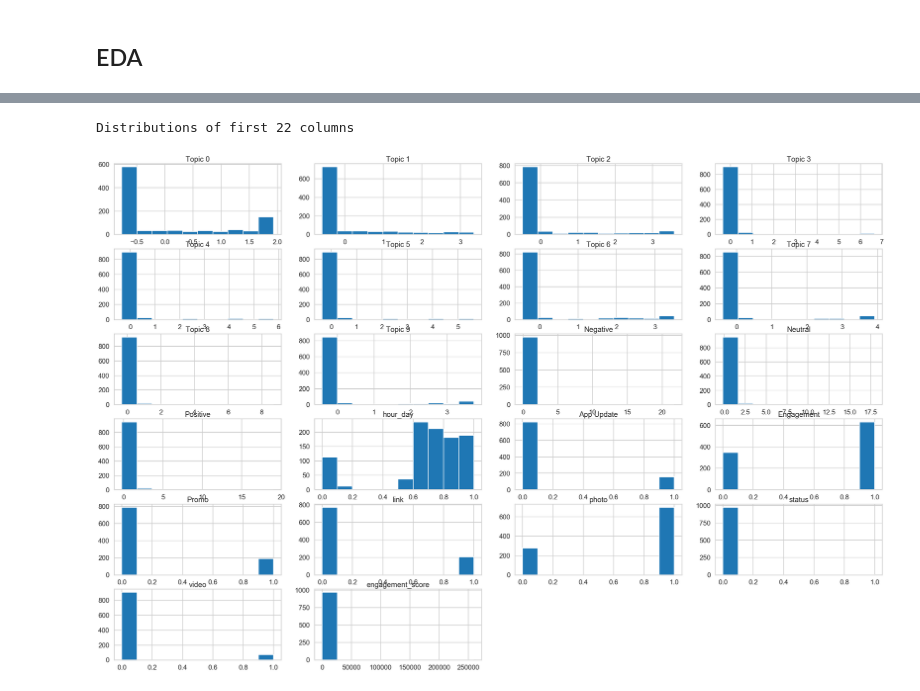
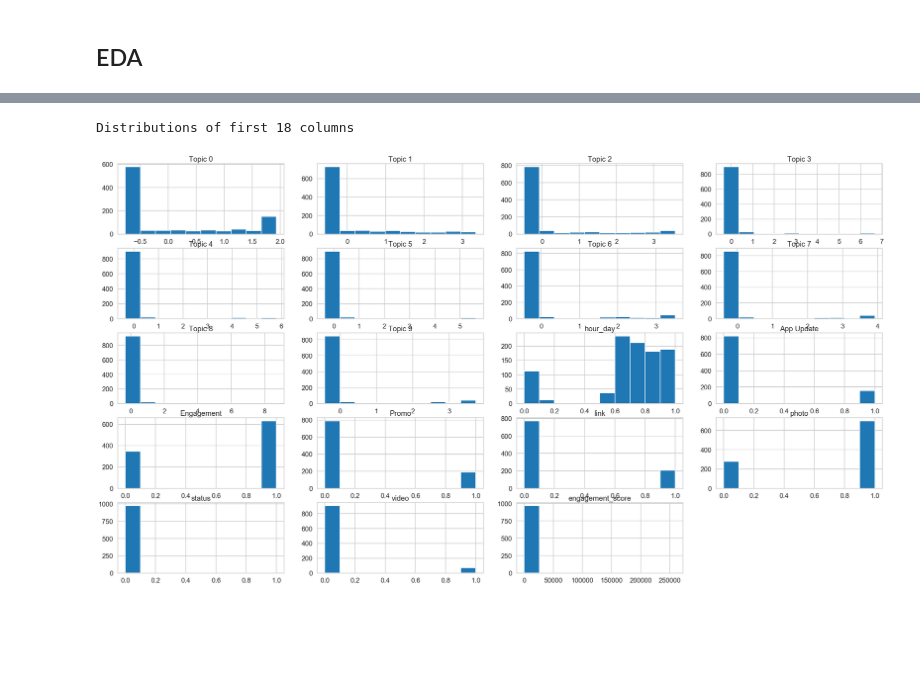
Before and after one commit to sherry0812/TeamUnicorn-NLP-FinTech, a Jupyter notebook: FinalTable/FinalTable.ipynb, the cells around one changed output, grey strips where cells are left out. Saved outputs shown, nothing was run; the diff lists cells and outputs as text; code cells hidden in the pictures; blank space fills up the shorter version.

```diff
--- a/FinalTable/FinalTable.ipynb
+++ b/FinalTable/FinalTable.ipynb
@@ -108,15 +108,14 @@ df_final.head()
 # %% [markdown]
 ### Split Train - Test Dataset
 # %%
-# Separate features and target
-X = df_final.drop(['engagement_score'], axis=1)
-y = df_final.loc[:, ['engagement_score']]
+# Separate features and target (engagement_score, positive, negative, neutral)
+X = df_final.drop(['engagement_score', 'Positive', 'Negative', 'Neutral'], axis=1)
+y = df_final.loc[:, ['engagement_score', 'Positive', 'Negative', 'Neutral']]
 # %%
 # Columns that will be scaled using StandardScaler
 standard_col = ['Topic 0', 'Topic 1', 'Topic 2', 'Topic 3',
                 'Topic 4', 'Topic 5', 'Topic 6', 'Topic 7',
-                'Topic 8', 'Topic 9', 'Negative', 'Neutral',
-                'Positive']
+                'Topic 8', 'Topic 9']
 # Column that will be scaled using MinMaxScaler; MinMaxScaler because the data is ordinal
 minMax_col = ['hour_day']
 
@@ -180,7 +184,7 @@ X_test_minMax = pd.DataFrame(MMScaler.transform(X_test_minMax), columns = minMax
 # %%
 # Scaled training dataset
-df_train = pd.concat([X_train_std, X_train_minMax, X_train_cat, y_train], axis=1)
+df_train_eng = pd.concat([X_train_std, X_train_minMax, X_train_cat, y_train['engagement_score']], axis=1)
 # Scaled testing dataset
-df_test = pd.concat([X_test_std, X_test_minMax, X_test_cat, y_test], axis=1)
+df_test_eng = pd.concat([X_test_std, X_test_minMax, X_test_cat, y_test['engagement_score']], axis=1)
 # Concat df_train, df_test
-df_final_scaled = pd.concat([df_train, df_test], ignore_index=True)
+df_finalEngagement_scaled = pd.concat([df_train_eng, df_test_eng], ignore_index=True)
@@ -217,11 +254,11 @@ sns.heatmap(corr, mask=mask, cmap=cmap, vmax=.9, square=True, linewidths=.5, ax=
 # %%
 # Plot Distribution
-print('Distributions of first 22 columns')
+print('Distributions of first 18 columns')
 plt.figure(figsize=(45, 35))
-for i, col in enumerate(list(df_final_scaled.columns)):
+for i, col in enumerate(list(df_finalEngagement_scaled.columns)):
     plt.subplot(7, 4, i + 1)
-    plt.hist(df_final_scaled[col])
+    plt.hist(df_finalEngagement_scaled[col])
     plt.title(col)
 # %% [output]
-Distributions of first 22 columns
+Distributions of first 18 columns
-[figure, old version]
+[figure, new version]
```
Also changed, not shown: parts of 15 cells of this notebook.
